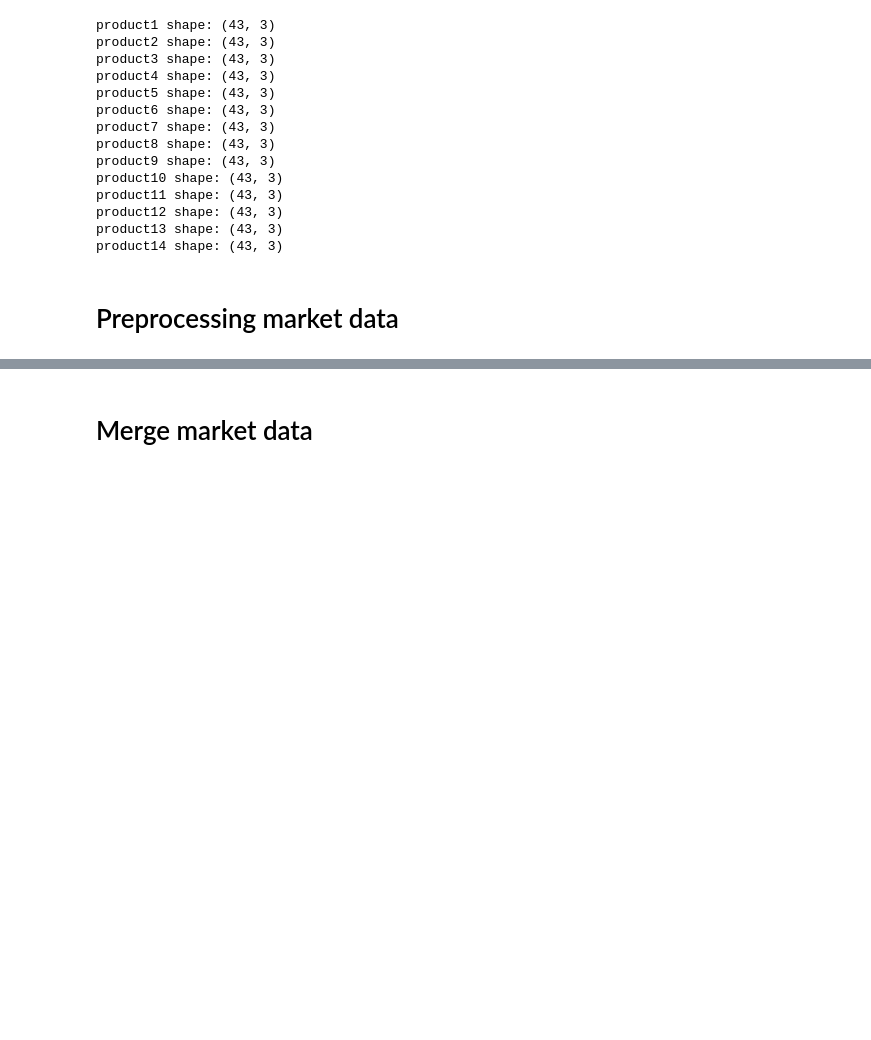
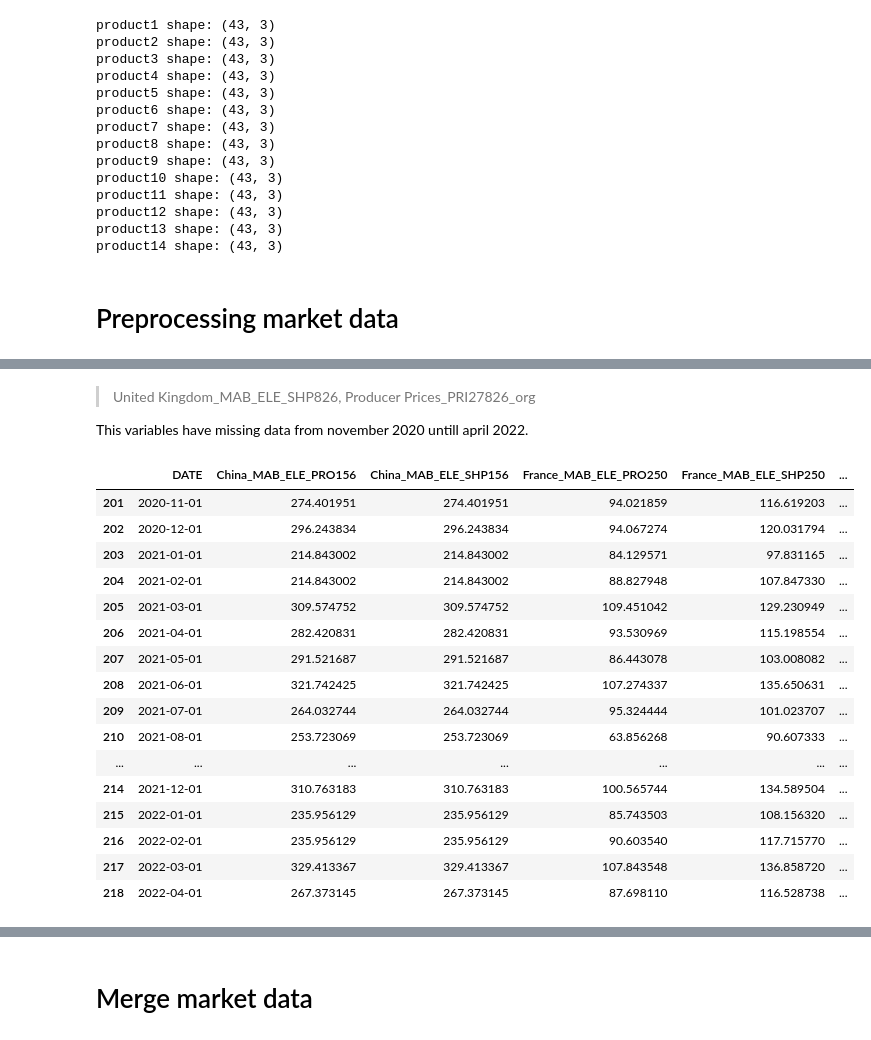
Before and after one commit to RubenCMarques/Case-2--Siemens-Sales-Forecast, a Jupyter notebook: Notebooks/diogo_test.ipynb, the cells around one changed output, grey strips where cells are left out. Drawn from its saved outputs; the diff is of its cells as text; code cells hidden in the pictures; blank space fills up the shorter version.

Commit message:
pseudo data cleaning

```diff
--- a/Notebooks/diogo_test.ipynb
+++ b/Notebooks/diogo_test.ipynb
@@ -206,0 +313,3 @@ market_df['YearMonth'] = market_df['YearMonth'].dt.strftime('%Y-%m')
+# %%
+# Fill missing values in Switzerland_MAB_ELE_SHP756 using forward fill
+market_df['Switzerland_MAB_ELE_SHP756'].fillna(method='ffill', inplace=True)
@@ -206,0 +331,3 @@ market_df['YearMonth'] = market_df['YearMonth'].dt.strftime('%Y-%m')
+# %%
+# Fill missing values in United States_MAB_ELE_SHP840 using forward fill
+market_df['United States_MAB_ELE_SHP840'].fillna(method='ffill', inplace=True)
@@ -206,0 +348,3 @@ market_df['YearMonth'] = market_df['YearMonth'].dt.strftime('%Y-%m')
+# %%
+# Fill missing values in production index_PRO28756_org using forward fill
+market_df['production index_PRO28756_org'].fillna(method='ffill', inplace=True)
@@ -206,0 +364,3 @@ market_df['YearMonth'] = market_df['YearMonth'].dt.strftime('%Y-%m')
+# %%
+# Fill missing values in production index_PRO27756_org using forward fill
+market_df['production index_PRO27756_org'].fillna(method='ffill', inplace=True)
@@ -206,0 +377,25 @@ market_df['YearMonth'] = market_df['YearMonth'].dt.strftime('%Y-%m')
+# %% [markdown]
+>United Kingdom_MAB_ELE_SHP826, Producer Prices_PRI27826_org
+
+This variables have missing data from november 2020 untill april 2022.
+# %%
+# Check missing values in United Kingdom_MAB_ELE_SHP826
+market_df[market_df['United Kingdom_MAB_ELE_SHP826'].isnull()]
+# %% [output]
+|  | DATE | China_MAB_ELE_PRO156 | China_MAB_ELE_SHP156 | France_MAB_ELE_PRO250 | France_MAB_ELE_SHP250 | ... |
+| 201 | 2020-11-01 | 274.401951 | 274.401951 | 94.021859 | 116.619203 | ... |
+| 202 | 2020-12-01 | 296.243834 | 296.243834 | 94.067274 | 120.031794 | ... |
+| 203 | 2021-01-01 | 214.843002 | 214.843002 | 84.129571 | 97.831165 | ... |
+| 204 | 2021-02-01 | 214.843002 | 214.843002 | 88.827948 | 107.847330 | ... |
+| 205 | 2021-03-01 | 309.574752 | 309.574752 | 109.451042 | 129.230949 | ... |
+| 206 | 2021-04-01 | 282.420831 | 282.420831 | 93.530969 | 115.198554 | ... |
+| 207 | 2021-05-01 | 291.521687 | 291.521687 | 86.443078 | 103.008082 | ... |
+| 208 | 2021-06-01 | 321.742425 | 321.742425 | 107.274337 | 135.650631 | ... |
+| 209 | 2021-07-01 | 264.032744 | 264.032744 | 95.324444 | 101.023707 | ... |
+| 210 | 2021-08-01 | 253.723069 | 253.723069 | 63.856268 | 90.607333 | ... |
+| ... | ... | ... | ... | ... | ... | ... |
+| 214 | 2021-12-01 | 310.763183 | 310.763183 | 100.565744 | 134.589504 | ... |
+| 215 | 2022-01-01 | 235.956129 | 235.956129 | 85.743503 | 108.156320 | ... |
+| 216 | 2022-02-01 | 235.956129 | 235.956129 | 90.603540 | 117.715770 | ... |
+| 217 | 2022-03-01 | 329.413367 | 329.413367 | 107.843548 | 136.858720 | ... |
+| 218 | 2022-04-01 | 267.373145 | 267.373145 | 87.698110 | 116.528738 | ... |
```
Also changed, not shown: parts of 40 cells of this notebook.
